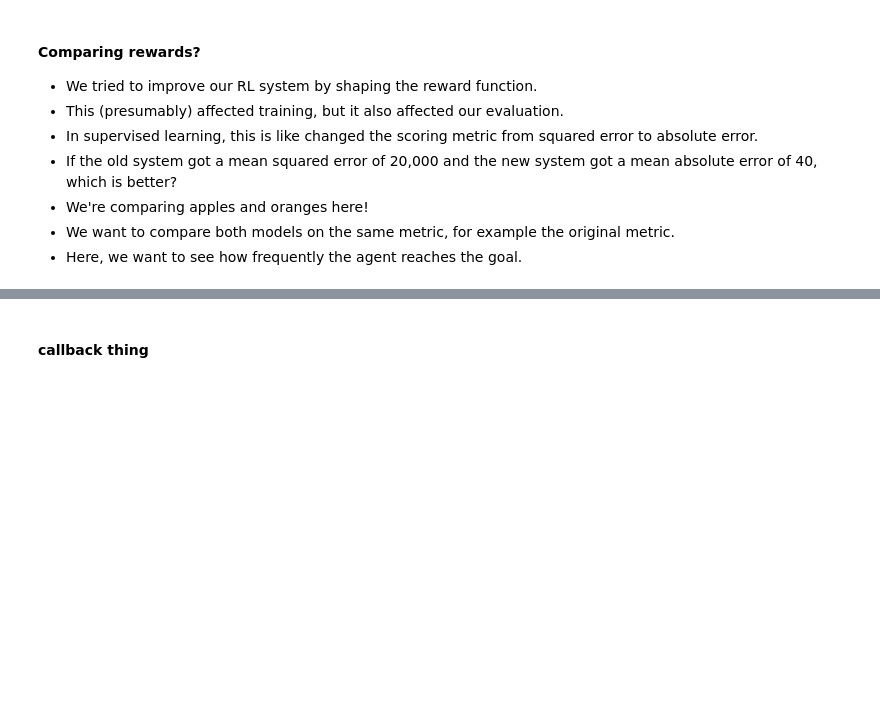
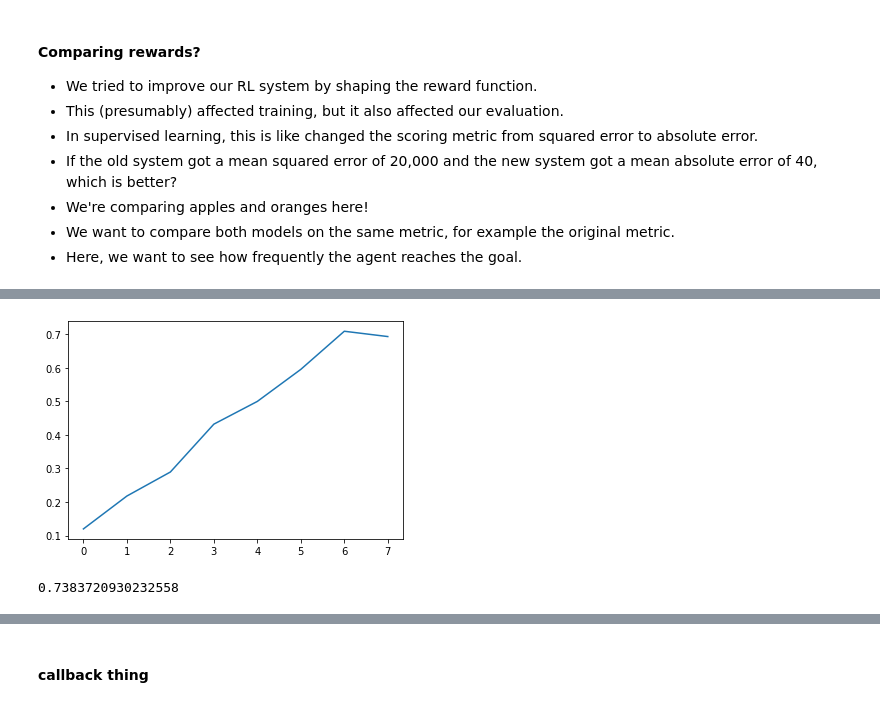
Before and after one commit to anyscale/rl-course, a Jupyter notebook: notebooks/03-designing-environments/03_04_encoding-rewards.ipynb, the cells around one changed output, grey strips where cells are left out. Drawn from its saved outputs; the diff is of its cells as text; code cells hidden in the pictures; blank space fills up the shorter version.

```diff
--- a/notebooks/03-designing-environments/03_04_encoding-rewards.ipynb
+++ b/notebooks/03-designing-environments/03_04_encoding-rewards.ipynb
@@ -245,0 +231,21 @@ trainer.evaluate()["evaluation"]["episode_reward_mean"]
+# %%
+from ray.rllib.agents.callbacks import DefaultCallbacks
+
+class MyCallbacks(DefaultCallbacks):
+    def on_episode_end(self, *, worker, base_env, policies, episode, env_index, **kwargs):
+        info = episode.last_info_for()
+        episode.custom_metrics["goal_reached"] = info["player"] == info["goal"]
+# %%
+from ray.rllib.agents.ppo import PPOTrainer
+
+trainer_RandomLakeObsRew = PPOTrainer({"framework" : "torch", "create_env_on_driver" : True, "seed" : 0,
+                                      "callbacks" : MyCallbacks},
+                                      env=RandomLakeObsRew)
+
+trainer_RandomLakeObs = PPOTrainer({"framework" : "torch", "create_env_on_driver" : True, "seed" : 0,
+                                   "callbacks" : MyCallbacks},
+                                    env=RandomLakeObs)
+
+trainer_RandomLakeObsTest = PPOTrainer({"framework" : "torch", "create_env_on_driver" : True, "seed" : 0,
+                                   "callbacks" : MyCallbacks},
+                                    env=RandomLakeObsTest)
@@ -245,0 +255,12 @@ trainer.evaluate()["evaluation"]["episode_reward_mean"]
+# %%
+outs_RandomLakeObs = []
+for i in range(8):
+    outs_RandomLakeObs.append(trainer_RandomLakeObs.train())
+# %%
+plt.plot([x["custom_metrics"]["goal_reached_mean"] for x in outs_RandomLakeObs]);
+# %% [output]
+[figure, added]
+# %%
+trainer_RandomLakeObs.evaluate()["evaluation"]["custom_metrics"]["goal_reached_mean"]
+# %% [output]
+0.7383720930232558
```
Also changed, not shown: parts of 27 cells of this notebook, 2 other files.
